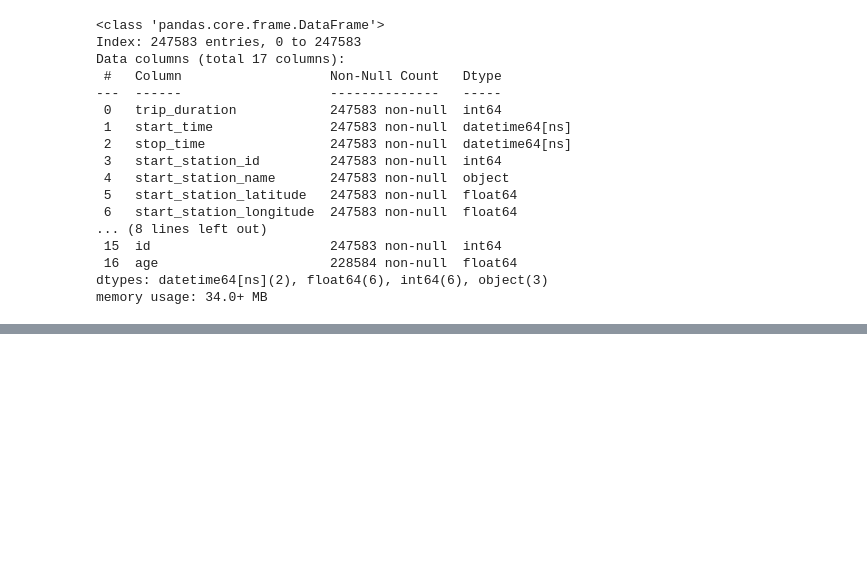
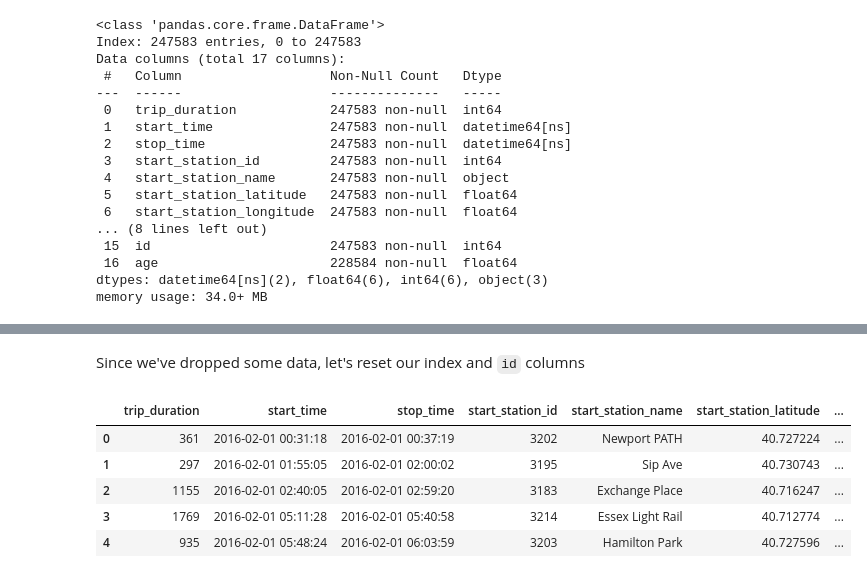
Before and after one commit to ethanenkhtur/bike_rental_data_management, a Jupyter notebook: project.ipynb, the cells around one changed output, grey strips where cells are left out. Drawn from its saved outputs; the diff is of its cells as text; code cells hidden in the pictures; blank space fills up the shorter version.

```diff
--- a/project.ipynb
+++ b/project.ipynb
@@ -268,0 +294,6 @@ memory usage: 34.0+ MB
+# %%
+# creating an easier to interpret trip time column in minutes and hours
+df['trip_minutes'] = round(df['trip_duration'] / 60, 2)
+df['trip_hours'] = round(df['trip_duration']/(60**2),2)
+
+df[['trip_duration', 'trip_minutes', 'trip_hours']].describe()
@@ -268,0 +321,16 @@ memory usage: 34.0+ MB
+# %%
+# create a column to flag rides that do not comply with system protocols
+df['valid_duration'] = df['trip_duration'].apply(lambda x: 0 if x > 86400 else 1).astype(bool)
+# %% [markdown]
+Since we've dropped some data, let's reset our index and `id` columns
+# %%
+df.reset_index(drop=True, inplace=True)
+df['id'] = df.index
+df.head()
+# %% [output]
+|  | trip_duration | start_time | stop_time | start_station_id | start_station_name | start_station_latitude | ... |
+| 0 | 361 | 2016-02-01 00:31:18 | 2016-02-01 00:37:19 | 3202 | Newport PATH | 40.727224 | ... |
+| 1 | 297 | 2016-02-01 01:55:05 | 2016-02-01 02:00:02 | 3195 | Sip Ave | 40.730743 | ... |
+| 2 | 1155 | 2016-02-01 02:40:05 | 2016-02-01 02:59:20 | 3183 | Exchange Place | 40.716247 | ... |
+| 3 | 1769 | 2016-02-01 05:11:28 | 2016-02-01 05:40:58 | 3214 | Essex Light Rail | 40.712774 | ... |
+| 4 | 935 | 2016-02-01 05:48:24 | 2016-02-01 06:03:59 | 3203 | Hamilton Park | 40.727596 | ... |
```
Also changed, not shown: parts of 11 cells of this notebook.
